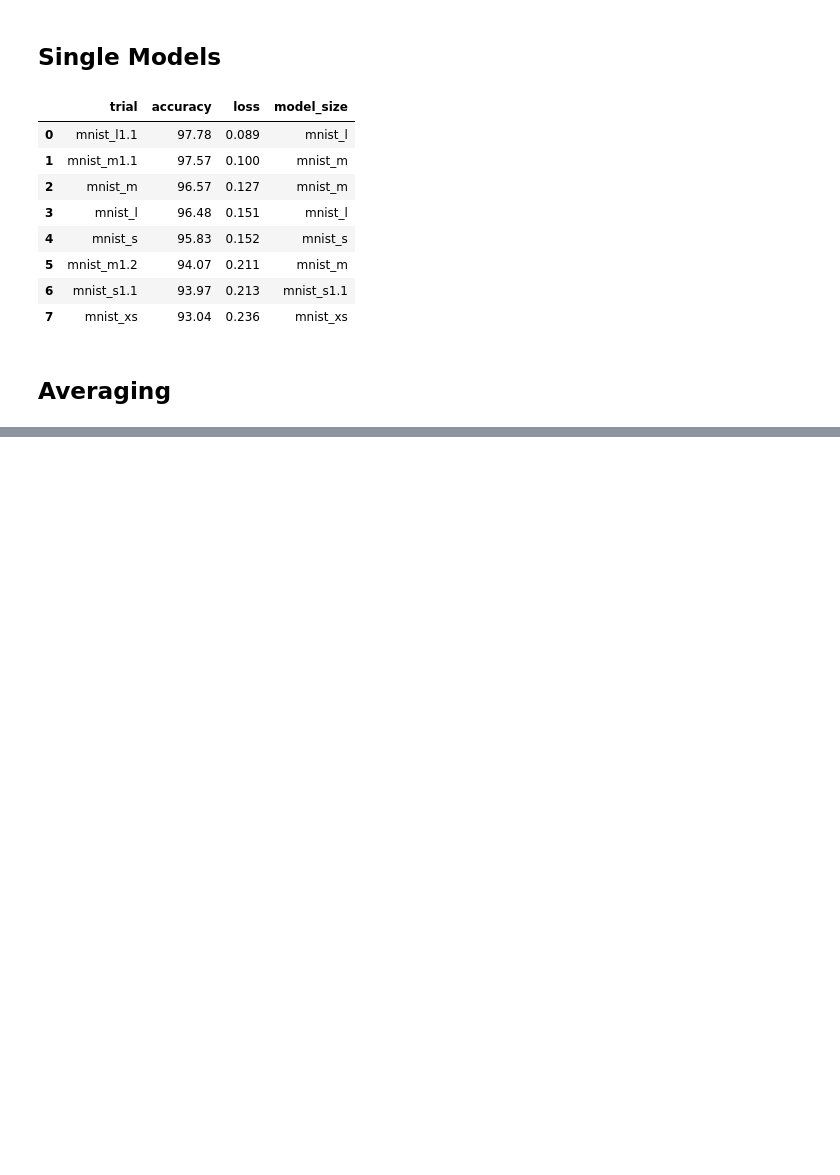
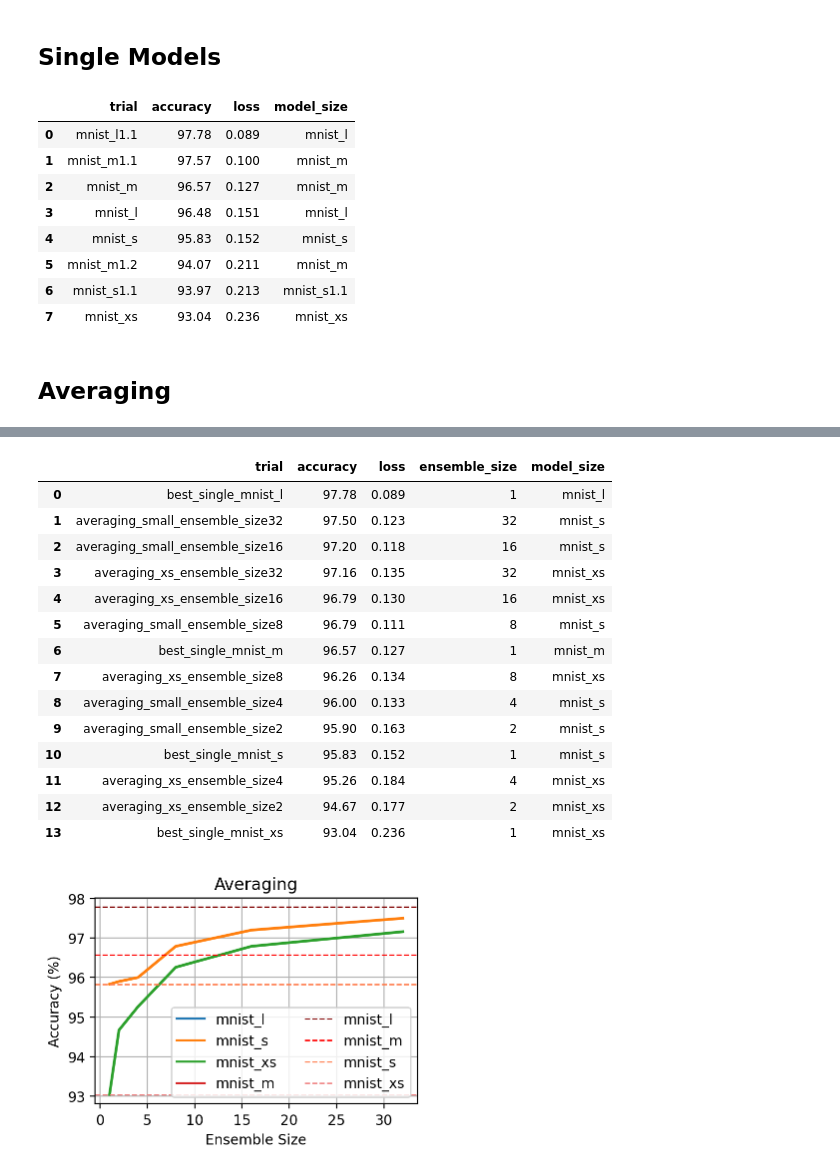
Before and after one commit to oliviaweng/logicnets, a Jupyter notebook: examples/mnist/plots/analysis.ipynb, the cells around one changed output, grey strips where cells are left out. Cells and saved outputs as stored; diff of their text form; code cells hidden in the pictures; blank space fills up the shorter version.

```diff
--- a/examples/mnist/plots/analysis.ipynb
+++ b/examples/mnist/plots/analysis.ipynb
@@ -178,0 +185,47 @@ df
+# %%
+"""
+Line plot of accuracy vs ensemble size
+"""
+# plot_df = df.loc[df["model_size"].isin(["small", "medium", "large"])]
+plot_df = df
+display(plot_df)
+fig, ax = plt.subplots(figsize=(4, 3))
+ax = sns.lineplot(
+    data=plot_df,
+    x="ensemble_size",
+    y="accuracy",
+    ax=ax,
+    hue="model_size",
+    linewidth=2,
+    # label="JSC-S Ensemble"
+)
+plt.axhline(y=BEST_SINGLE_MNIST_L["accuracy"], linewidth=1, linestyle="--", color="maroon", label="mnist_l")
+plt.axhline(y=BEST_SINGLE_MNIST_M["accuracy"], linewidth=1, linestyle="--", color="red", label="mnist_m")
+plt.axhline(y=BEST_SINGLE_MNIST_S["accuracy"], linewidth=1, linestyle="--", color="coral", label="mnist_s")
+plt.axhline(y=BEST_SINGLE_MNIST_XS["accuracy"], linewidth=1, linestyle="--", color="lightcoral", label="mnist_xs")
+ax.grid()
+ax.legend(ncol=2)
+ax.set_title("Averaging")
+ax.set_ylabel("Accuracy (%)")
+ax.set_xlabel("Ensemble Size")
+# ax.set_xscale("log")
+fig.tight_layout()
+plt.savefig("averaging_acc_v_ensemble_size_lineplot.pdf")
+plt.savefig("averaging_acc_v_ensemble_size_lineplot.png")
+# %% [output]
+|  | trial | accuracy | loss | ensemble_size | model_size |
+| 0 | best_single_mnist_l | 97.78 | 0.089 | 1 | mnist_l |
+| 1 | averaging_small_ensemble_size32 | 97.50 | 0.123 | 32 | mnist_s |
+| 2 | averaging_small_ensemble_size16 | 97.20 | 0.118 | 16 | mnist_s |
+| 3 | averaging_xs_ensemble_size32 | 97.16 | 0.135 | 32 | mnist_xs |
+| 4 | averaging_xs_ensemble_size16 | 96.79 | 0.130 | 16 | mnist_xs |
+| 5 | averaging_small_ensemble_size8 | 96.79 | 0.111 | 8 | mnist_s |
+| 6 | best_single_mnist_m | 96.57 | 0.127 | 1 | mnist_m |
+| 7 | averaging_xs_ensemble_size8 | 96.26 | 0.134 | 8 | mnist_xs |
+| 8 | averaging_small_ensemble_size4 | 96.00 | 0.133 | 4 | mnist_s |
+| 9 | averaging_small_ensemble_size2 | 95.90 | 0.163 | 2 | mnist_s |
+| 10 | best_single_mnist_s | 95.83 | 0.152 | 1 | mnist_s |
+| 11 | averaging_xs_ensemble_size4 | 95.26 | 0.184 | 4 | mnist_xs |
+| 12 | averaging_xs_ensemble_size2 | 94.67 | 0.177 | 2 | mnist_xs |
+| 13 | best_single_mnist_xs | 93.04 | 0.236 | 1 | mnist_xs |
+[figure, added]
```
Also changed, not shown: parts of 1 cell of this notebook, 26 other files.
